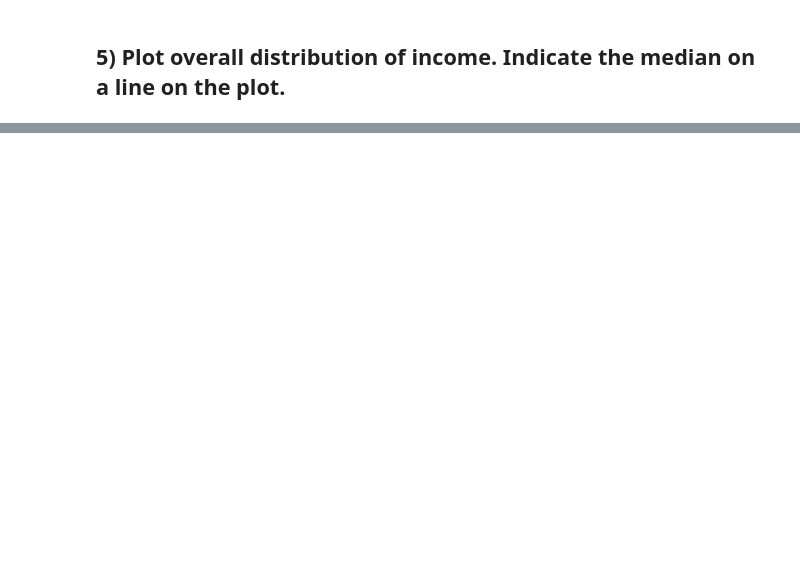
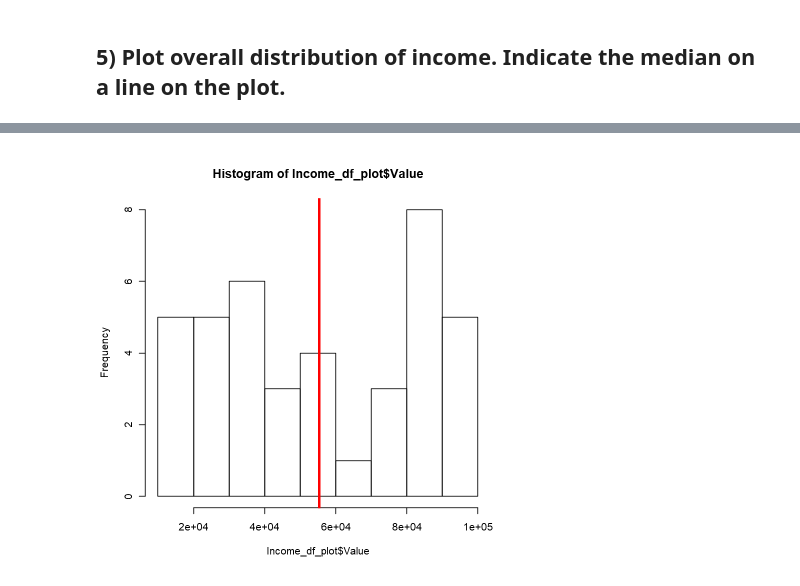
Before and after one commit to swapnasam/Data-Science, a Jupyter notebook: Tasks/Income_Occupation.ipynb, the cells around one changed output, grey strips where cells are left out. Cells and saved outputs as stored; diff of their text form; code cells hidden in the pictures; blank space fills up the shorter version.

Commit message:
Added histogram plot

```diff
--- a/Tasks/Income_Occupation.ipynb
+++ b/Tasks/Income_Occupation.ipynb
@@ -352,8 +343,9 @@ A data.frame: 150 × 6
 # %% [markdown]
 ## 5) Plot overall distribution of income. Indicate the median on a line on the plot.
 # %%
-final_df %>%
+Income_df_plot <- final_df %>%
 
-filter(Variable == 'Income') %>%
-select(Value)
+                    filter(Variable == 'Income')
+
+Income_df_plot
 # %% [output]
@@ -363,0 +373,3 @@ ERROR: Error in parse(text = x, srcfile = src): <text>:6:0: unexpected end of in
+# %%
+Income_df_plot$Value <- as.numeric(Income_df_plot$Value)
+glimpse(Income_df_plot)
@@ -363,0 +385,12 @@ ERROR: Error in parse(text = x, srcfile = src): <text>:6:0: unexpected end of in
+# %%
+hist(Income_df_plot$Value)
+abline(v = median(Income_df_plot$Value),                     # Add line for median
+       col = "red",
+       lwd = 3)
+text(x = median(Income_df_plot$Value) * 1.7,                 # Add text for median
+     y = median(Income_df_plot$Value) * 1.7,
+     paste("Median =", median(Income_df_plot$Value)),
+     col = "red",
+     cex = 2)
+# %% [output]
+[figure, added]
```
Also changed, not shown: parts of 8 cells of this notebook.
